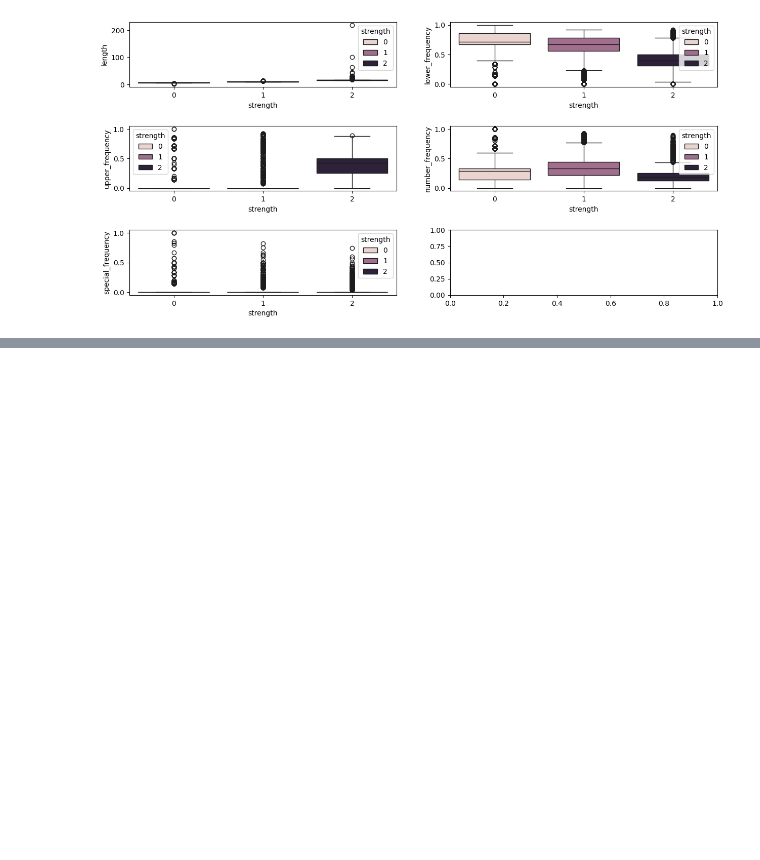
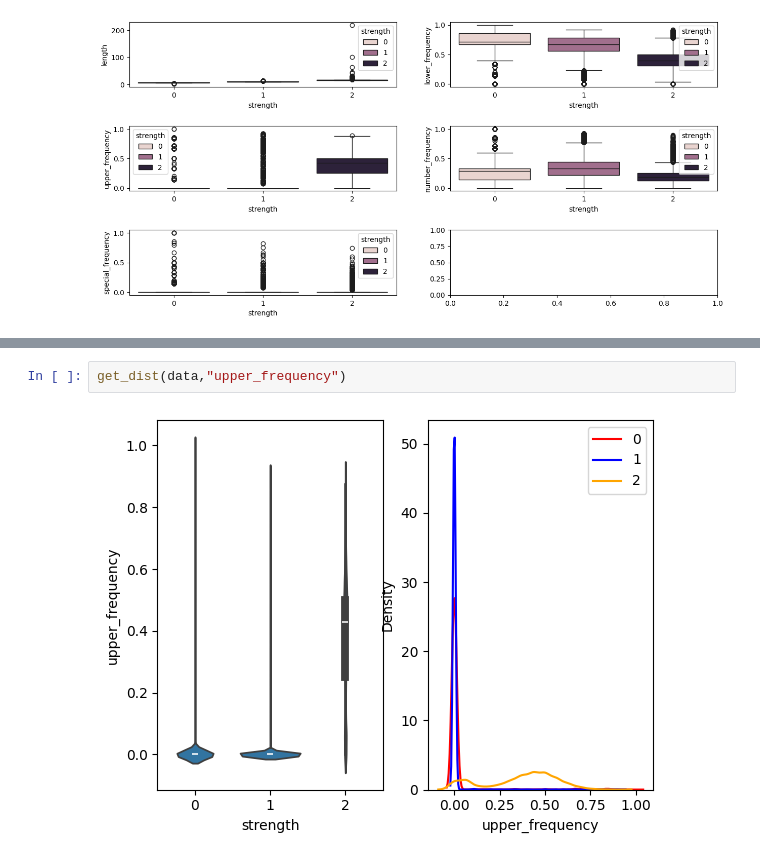
Before and after one commit to VirajThakur03/Predict-Password-strength-using-NLP, a Jupyter notebook: NLP_password_strength.ipynb, the cells around one changed output, grey strips where cells are left out. Drawn from its saved outputs; the diff is of its cells as text; blank space fills up the shorter version.

```diff
--- a/NLP_password_strength.ipynb
+++ b/NLP_password_strength.ipynb
@@ -334,0 +363,4 @@ plt.subplots_adjust(hspace=0.6)
+# %%
+get_dist(data,"upper_frequency")
+# %% [output]
+[figure, added]
```
Also changed, not shown: parts of 19 cells of this notebook.
